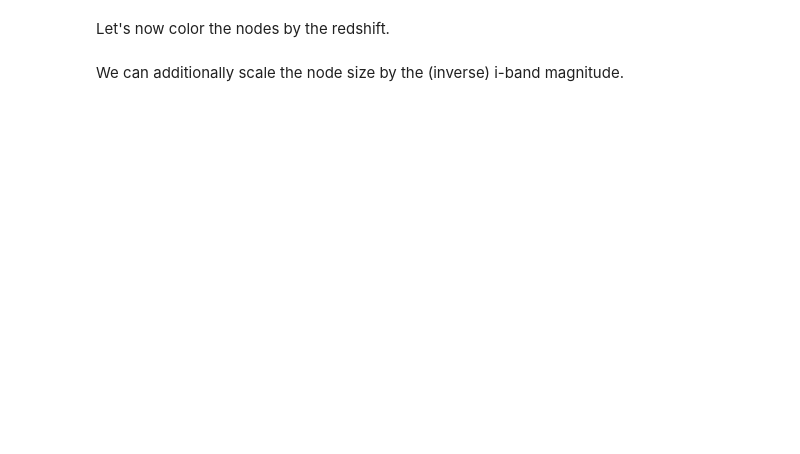
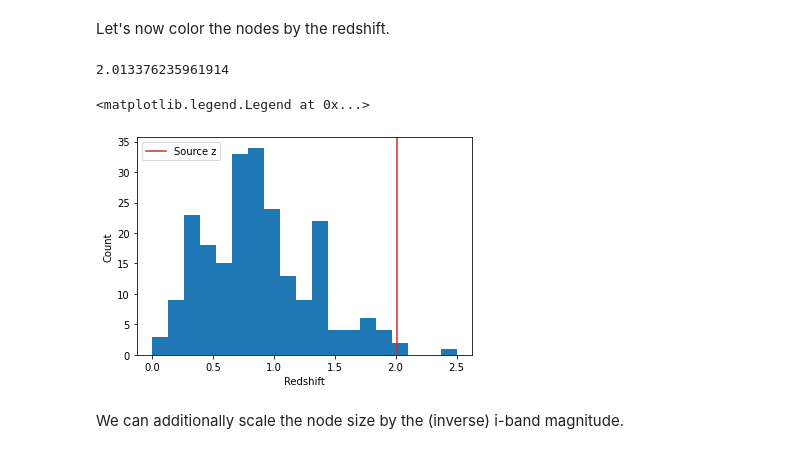
Before and after one commit to jiwoncpark/node-to-joy, a Jupyter notebook: demo/[Tutorial]_Visualize_Single_Sightline_Subgraph_with_Attention.ipynb, the cells around one changed output. Cells and saved outputs as stored; diff of their text form; code cells hidden in the pictures; blank space fills up the shorter version.

```diff
--- a/demo/[Tutorial]_Visualize_Single_Sightline_Subgraph_with_Attention.ipynb
+++ b/demo/[Tutorial]_Visualize_Single_Sightline_Subgraph_with_Attention.ipynb
@@ -146,17 +155,23 @@ Let's now color the nodes by the redshift.
 # %%
 data_i = 0
 # Make sure dataset is not standardized and is in real units
 trainer.val_dataset.transform_X = None
 trainer.val_dataset.transform_Y = None
 sample_data = trainer.val_dataset[data_i]
 pointings = trainer.val_dataset.Y
 z_src = pointings.iloc[data_i]['z']
 print(z_src)
 z = sample_data.x[:, 3].numpy()
 z[0] = z_src
+plt.xlabel('Redshift')
+plt.ylabel('Count')
 plt.hist(z, bins=np.linspace(0, 2.5, 20))
 plt.axvline(z_src, color='tab:red', label='Source z')
 plt.legend()
+# %% [output]
+2.013376235961914
+<matplotlib.legend.Legend at 0x...>
+[figure, added]
 # %% [markdown]
 We can additionally scale the node size by the (inverse) i-band magnitude.
 # %%
```
Also changed, not shown: parts of 7 cells of this notebook, 2 other files.
